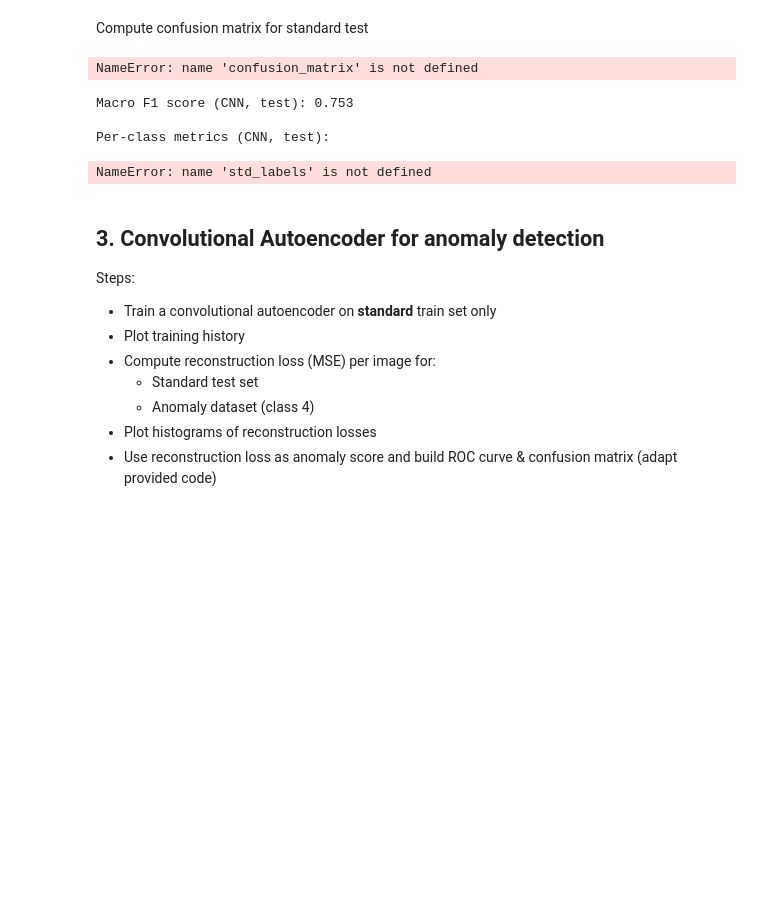
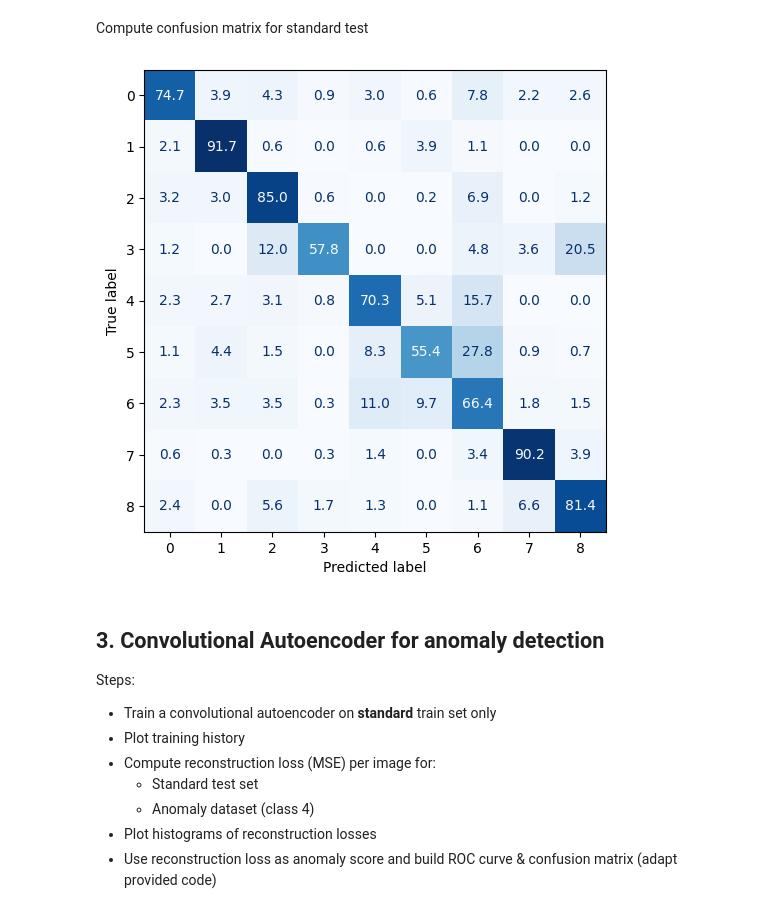
Before and after one commit to thomas1608/phy466, a Jupyter notebook: ExamAssignment.ipynb, the cells around one changed output. Cells and saved outputs as stored; diff of their text form; code cells hidden in the pictures; blank space fills up the shorter version.

```diff
--- a/ExamAssignment.ipynb
+++ b/ExamAssignment.ipynb
@@ -419,34 +375,12 @@ Compute confusion matrix for standard test
 # %%
 cm = confusion_matrix(y_test_std, y_pred_test, normalize="true") * 100
 
 fig, ax = plt.subplots(figsize=(6, 6))
 disp = ConfusionMatrixDisplay(confusion_matrix=cm)
 disp.plot(ax=ax, cmap="Blues", colorbar=False, values_format=".1f")
-plt.title("Confusion matrix (standard test set, %)")
 plt.show()
 # %% [output]
-NameError: name 'confusion_matrix' is not defined
+[figure, added]
-# %%
-from sklearn.metrics import classification_report, f1_score
-
-y_proba = model.predict(X_test_std, verbose=0)
-y_pred  = np.argmax(y_proba, axis=1)
-
-macro_f1 = f1_score(y_test_std, y_pred, average="macro")
-print(f"Macro F1 score (CNN, test): {macro_f1:.3f}")
-
-print("\nPer-class metrics (CNN, test):")
-print(classification_report(
-    y_test_std,
-    y_pred,
-    target_names=std_labels,
-    digits=3,
-))
-# %% [output]
-Macro F1 score (CNN, test): 0.753
-
-Per-class metrics (CNN, test):
-NameError: name 'std_labels' is not defined
 # %% [markdown]
 ## 3. Convolutional Autoencoder for anomaly detection
 
```
Also changed, not shown: parts of 32 cells of this notebook.
